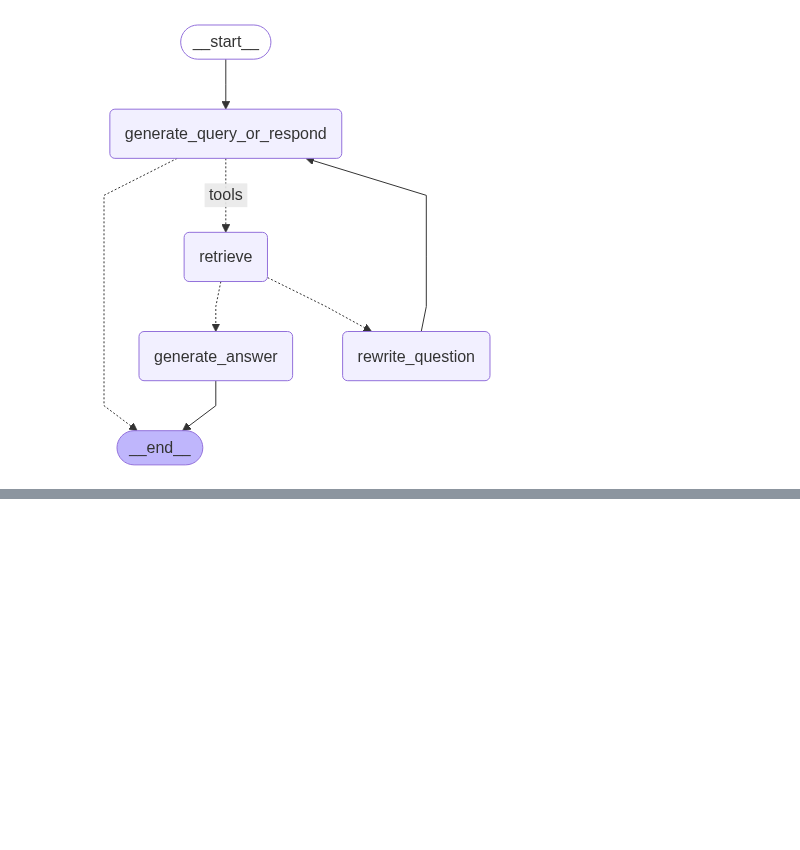
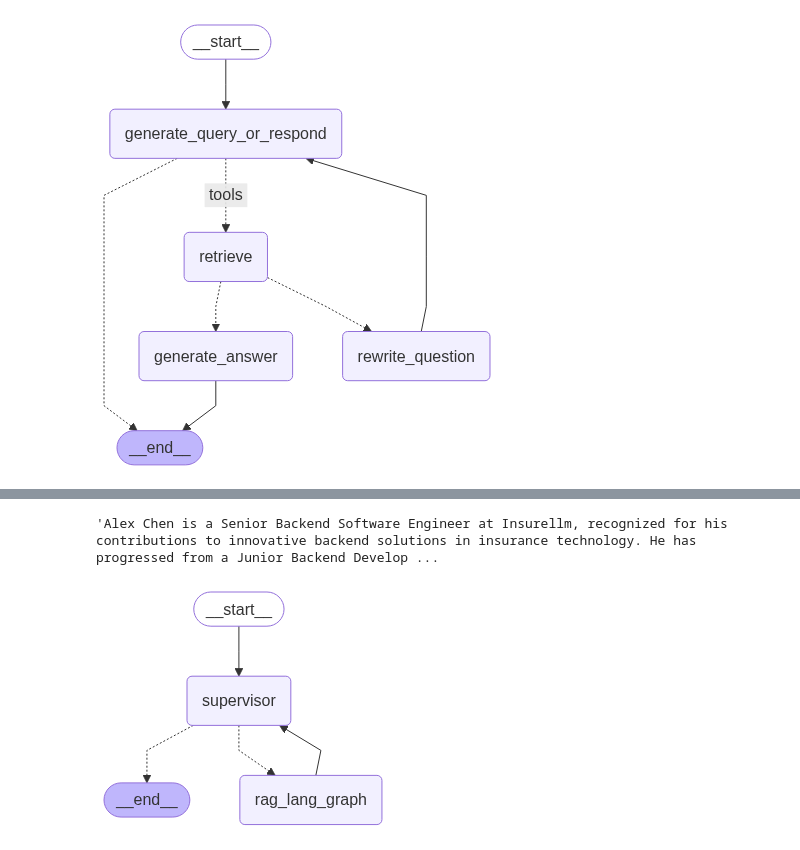
Before and after one commit to tqhuy-dev/core-ai, a Jupyter notebook: notebook/rag_lang_graph.ipynb, the cells around one changed output, grey strips where cells are left out. Drawn from its saved outputs; the diff is of its cells as text; code cells hidden in the pictures; blank space fills up the shorter version.

```diff
--- a/notebook/rag_lang_graph.ipynb
+++ b/notebook/rag_lang_graph.ipynb
@@ -171,7 +171,7 @@ workflow.add_conditional_edges(
 )
 workflow.add_edge("generate_answer", END)
 workflow.add_edge("rewrite_question", "generate_query_or_respond")
-graph = workflow.compile()
+graph = workflow.compile(name="rag_lang_graph")
 # %%
 from IPython.display import Image, display
 
@@ -251,0 +213,12 @@ AttributeError: 'dict' object has no attribute 'pretty_print'
+# %%
+response = graph.invoke({
+        "messages": [
+            {
+                "role": "user",
+                "content": "Who is Alex Chen?",
+            }
+        ]
+    })
+response["messages"][-1].content
+# %% [output]
+'Alex Chen is a Senior Backend Software Engineer at Insurellm, recognized for his contributions to innovative backend solutions in insurance technology. He has progressed from a Junior Backend Develop ...
@@ -251,0 +252,35 @@ AttributeError: 'dict' object has no attribute 'pretty_print'
+# %%
+assign_to_rag_agent = create_handoff_tool(
+    agent_name="rag_lang_graph",
+    description="Assign task to a rag agent.",
+)
+# %%
+from langgraph.prebuilt import create_react_agent
+supervisor_agent = create_react_agent(
+    model="openai:gpt-4o-mini",
+    tools=[assign_to_rag_agent],
+    prompt=(
+        "You are a supervisor managing two agents:\n"
+        "- a rag agent. Assign rag tasks to this agent\n"
+        "Assign work to one agent at a time, do not call agents in parallel.\n"
+        "Do not do any work yourself."
+    ),
+    name="supervisor",
+)
+# %%
+supervisor = (
+    StateGraph(MessagesState)
+    # NOTE: `destinations` is only needed for visualization and doesn't affect runtime behavior
+    .add_node(supervisor_agent, destinations=("rag_lang_graph", END))
+    .add_node(graph)
+    .add_edge(START, "supervisor")
+    # always return back to the supervisor
+    .add_edge("rag_lang_graph", "supervisor")
+    .compile()
+)
+# %%
+from IPython.display import display, Image
+
+display(Image(supervisor.get_graph().draw_mermaid_png()))
+# %% [output]
+[figure, added]
```
Also changed, not shown: parts of 5 cells of this notebook, 3 other files.
